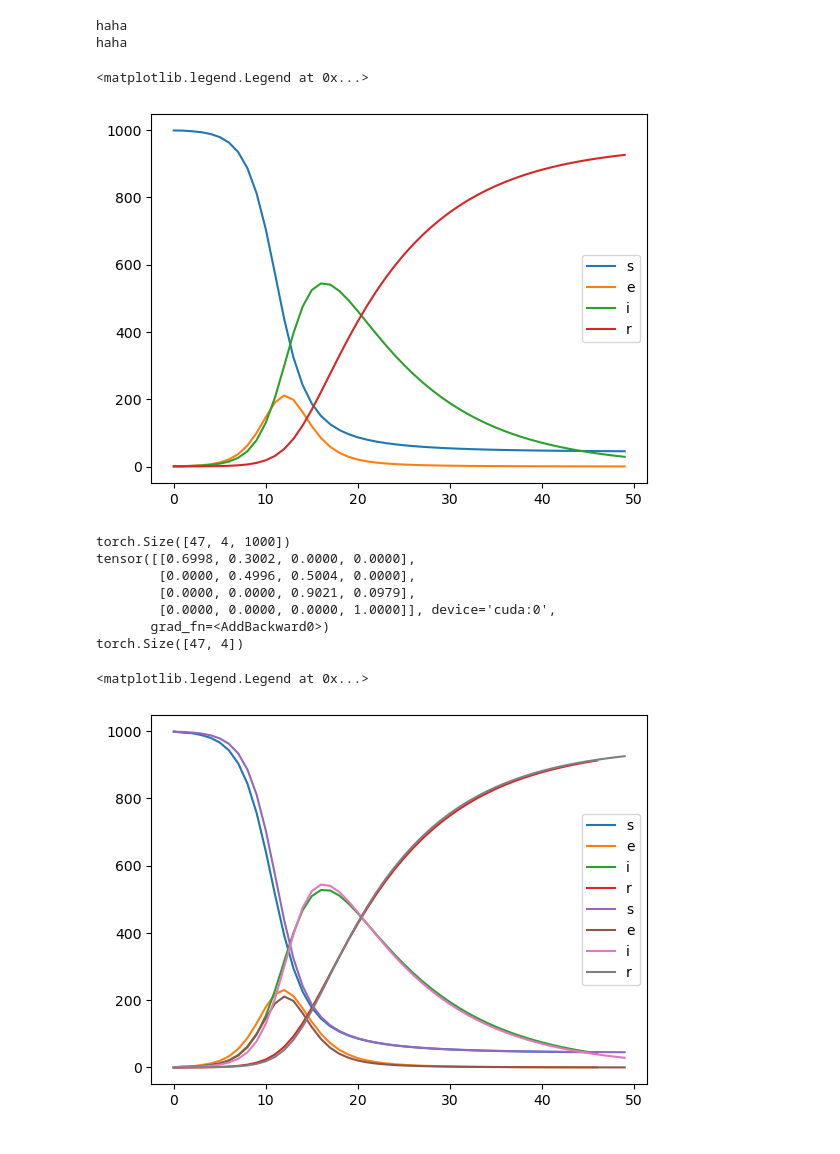
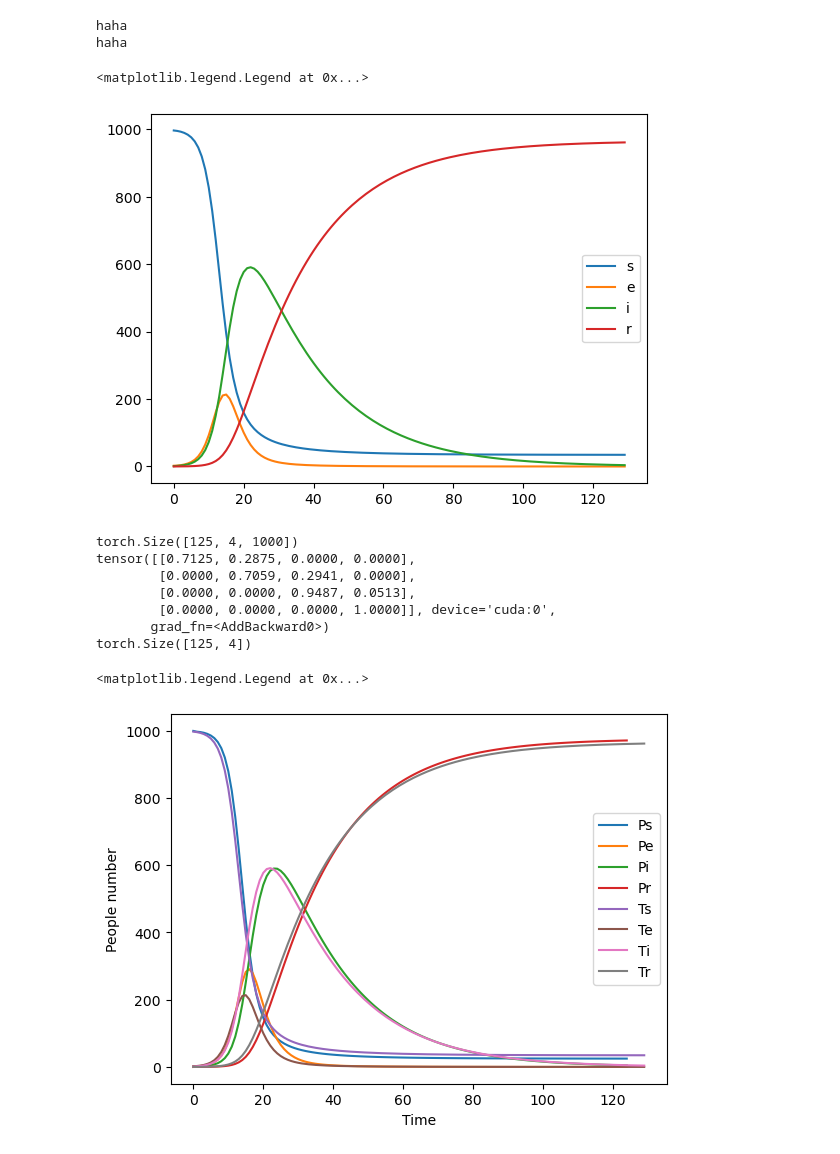
Before and after one commit to bizhili/Epi_fit, a Jupyter notebook: 10_1_epis_fit/script/pure_fit.ipynb, the cells around one changed output. Drawn from its saved outputs; the diff is of its cells as text; code cells hidden in the pictures.

```diff
--- a/10_1_epis_fit/script/pure_fit.ipynb
+++ b/10_1_epis_fit/script/pure_fit.ipynb
@@ -109,14 +109,14 @@ def sim(timeHorizon, model: pure_EPI_dense, state):
 # %%
 n= 1000
 avgDegree= 4
-timeHorizon= 50
+timeHorizon= 130
 print("haha")
 contact=random_graph.get_ER_random_contact(n, avgDegree, device=device)
 print("haha")
 contact = contact.requires_grad_(True)
-ps=     torch.tensor([[0, 0.3, 0, 0],
-                      [0, 0, 0.6, 0],
-                      [0, 0, 0, 0.1],
+ps=     torch.tensor([[0, 0.2, 0, 0],
+                      [0, 0, 0.4, 0],
+                      [0, 0, 0, 0.05],
                       [0, 0, 0, 0]], device=device)
 state= create_population.population(n, device)
 state= state[None, :]
@@ -133,9 +133,9 @@ plt.plot(plotRealNumber, label=["s", "e", "i", "r"])
 plt.legend()
 # %% [output]
 <matplotlib.legend.Legend at 0x...>
-[figure, old version]
+[figure, new version]
 # %%
-windowSize= 3
+windowSize= 5
 batchSize= 40
 realData.requires_grad_(True)
 psFit= torch.zeros([4, 4], device=device)
@@ -159,10 +159,10 @@ def generate_dateset(model: pure_EPI_dense, ys, timeHorizon=100, windowSize= 5):
         infectiveNum= torch.stack(infectiveNum)
         dataset = torch.utils.data.TensorDataset(states, infectiveNum)
         return dataset, states
+losses= []
 # %%
-losses= []
 
-for i in tqdm(range(100)):
+for i in tqdm(range(400)):
     dataset, states= generate_dateset(modelFit, realData[ :, 2], timeHorizon, windowSize= windowSize)
     dataloader = torch.utils.data.DataLoader(dataset, batch_size=batchSize, shuffle = True)
     #with torch.autograd.set_detect_anomaly(True):
@@ -185,19 +185,21 @@ for i in tqdm(range(100)):
 # %%
 plotSatte= states.cpu().detach()
 print(plotSatte.shape)
 print(modelFit.get_psMatrix())
 plotSatte= plotSatte.sum(dim=2)
 print(plotSatte.shape)
-plt.plot(plotSatte, label=["s", "e", "i", "r"])
-plt.plot(plotRealNumber, label=["s", "e", "i", "r"])
+plt.plot(plotSatte, label=["Ps", "Pe", "Pi", "Pr"])
+plt.plot(plotRealNumber, label=["Ts", "Te", "Ti", "Tr"])
+plt.xlabel("Time")
+plt.ylabel("People number")
 plt.legend()
 # %% [output]
-torch.Size([47, 4, 1000])
-tensor([[0.6998, 0.3002, 0.0000, 0.0000],
-        [0.0000, 0.4996, 0.5004, 0.0000],
-        [0.0000, 0.0000, 0.9021, 0.0979],
+torch.Size([125, 4, 1000])
+tensor([[0.7125, 0.2875, 0.0000, 0.0000],
+        [0.0000, 0.7059, 0.2941, 0.0000],
+        [0.0000, 0.0000, 0.9487, 0.0513],
         [0.0000, 0.0000, 0.0000, 1.0000]], device='cuda:0',
        grad_fn=<AddBackward0>)
-torch.Size([47, 4])
+torch.Size([125, 4])
 <matplotlib.legend.Legend at 0x...>
-[figure, old version]
+[figure, new version]
```
Also changed, not shown: parts of 2 cells of this notebook.
